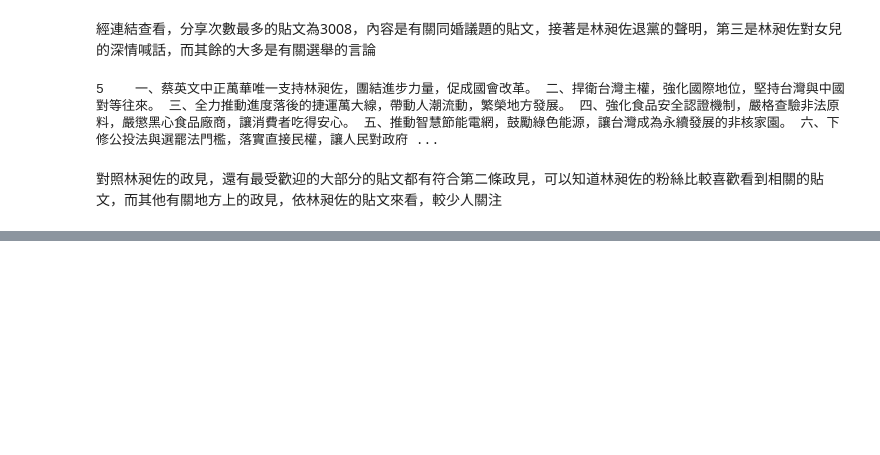
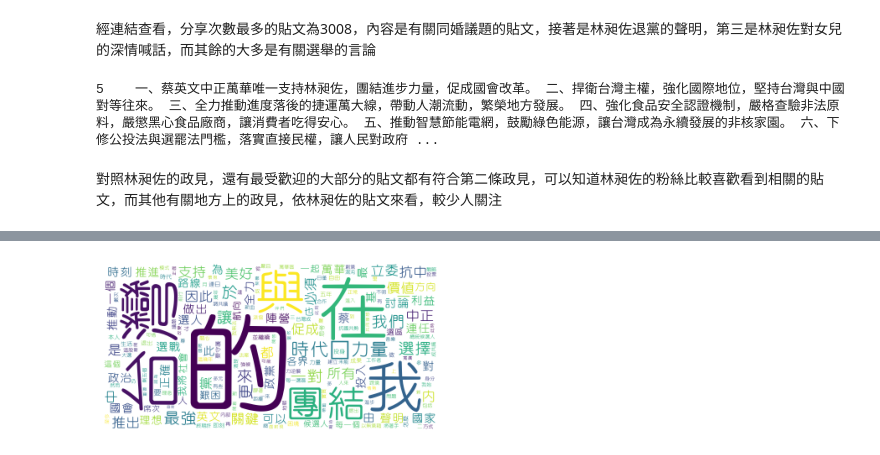
Before and after one commit to joyce199797/109-2_POLITICS_AND_INFORMATION, a Jupyter notebook: 20210322_陳靖婷_林昶佐臉書分析資料.ipynb, the cells around one changed output, grey strips where cells are left out. Cells and saved outputs as stored; diff of their text form; code cells hidden in the pictures; blank space fills up the shorter version.

```diff
--- a/20210322_陳靖婷_林昶佐臉書分析資料.ipynb
+++ b/20210322_陳靖婷_林昶佐臉書分析資料.ipynb
@@ -576,0 +632,3 @@ print(politics[politics.姓名 == "林昶佐"].政見.to_string())
+# %%
+doc_names = range(len(freddy)) #林昶佐有幾篇文章，小於924的筆數
+doc_names
@@ -576,0 +637,7 @@ print(politics[politics.姓名 == "林昶佐"].政見.to_string())
+# %%
+import numpy as np #引入向量矩陣運算函式庫numpy
+freddy = freddy.replace(np.nan, '', regex=True) #將nan取代成空白字串
+
+text_list = list(freddy['message'])#蔡適應貼文的所有資料
+freddy_docs = pd.DataFrame(columns=['jieba_results'])
+freddy_docs['jieba_results'] = freddy_docs['jieba_results'].astype('str')
@@ -576,0 +649,3 @@ print(politics[politics.姓名 == "林昶佐"].政見.to_string())
+# %%
+words = jieba.lcut(text_list[60], cut_all = False)
+print(words)#回去改斷詞，查看另一篇斷詞如何
@@ -576,0 +654,23 @@ print(politics[politics.姓名 == "林昶佐"].政見.to_string())
+# %%
+import jieba
+from tqdm import tqdm
+import re
+jieba.load_userdict("dict.txt")
+
+punctuation = "、，：:""()\n!！？｡＂＃＄％＆＇（）＊＋－／：；＜＝＞＠［＼］＾＿｀｛｜｝～｟｠｢｣､、〃》「」『』【】〔〕〖〗〘〙〚〛〜〝〞〟〰〾〿–—‘'‛“”„‟…‧﹏"""
+re_punctuation = "[{}] ".format(punctuation)#清除符號
+
+for i in doc_names: #從第一篇到最後一篇
+    words = jieba.cut(text_list[i], cut_all = False)
+    text = ''
+    for word in words:
+        text = text + ' ' + str(word)
+    #print(words)
+    #print(i) #第幾篇文章
+    #print(text) #第幾篇文章的斷詞結果
+    text = re.sub(re_punctuation, "", text)
+    text = re.sub(r'[0-9]','',text)
+    text = re.sub(r'[a-zA-Z]','',text)
+    text = re.sub(r'[-<>#。！⋯.➡?=&▶_%♀!❗🎉⏰💪🙏🐸🎶👩👦👶👧👨📺️❤🐶🐱🍬👉👉🏼👇✌️✊🏼🤜🏼🤛🏼✅🍺🌏🌳👥🤘❤💡🛵🏍🦠⭐️💫☀️🔥🌝🐔🔒🎼⚔️🤹🌟✨⚡️🔍🚛👣📣🔈☢️🔶🎟📢▋🏃🏻🤷🙈🤩😅😤🤗😂😱😉🤔😍📍🎧📱❤️🧡💛💚💙💜☕️🔰🏳️🎏6️⃣🌈⛔️🐛🧐💪🏼]','',text)
+    s = pd.Series({'jieba_results': text})
+    freddy_docs = freddy_docs.append(s, ignore_index=True)#每次的斷詞結果都加回tsai_docs
@@ -576,0 +717,11 @@ print(politics[politics.姓名 == "林昶佐"].政見.to_string())
+# %%
+font='C:/Users/CHING TING/Desktop/政治與資訊/POLITICS-AND-INFORMATION-master/POLITICS-AND-INFORMATION-master/20210412_code/cwTeXYen_zhonly.ttf'
+
+wc = WordCloud(background_color='white',font_path=font)
+wc.generate(text)
+import matplotlib.pyplot as plt
+plt.imshow(wc)
+plt.axis("off")
+plt.show()
+# %% [output]
+[figure, added]
```
Also changed, not shown: parts of 22 cells of this notebook.
